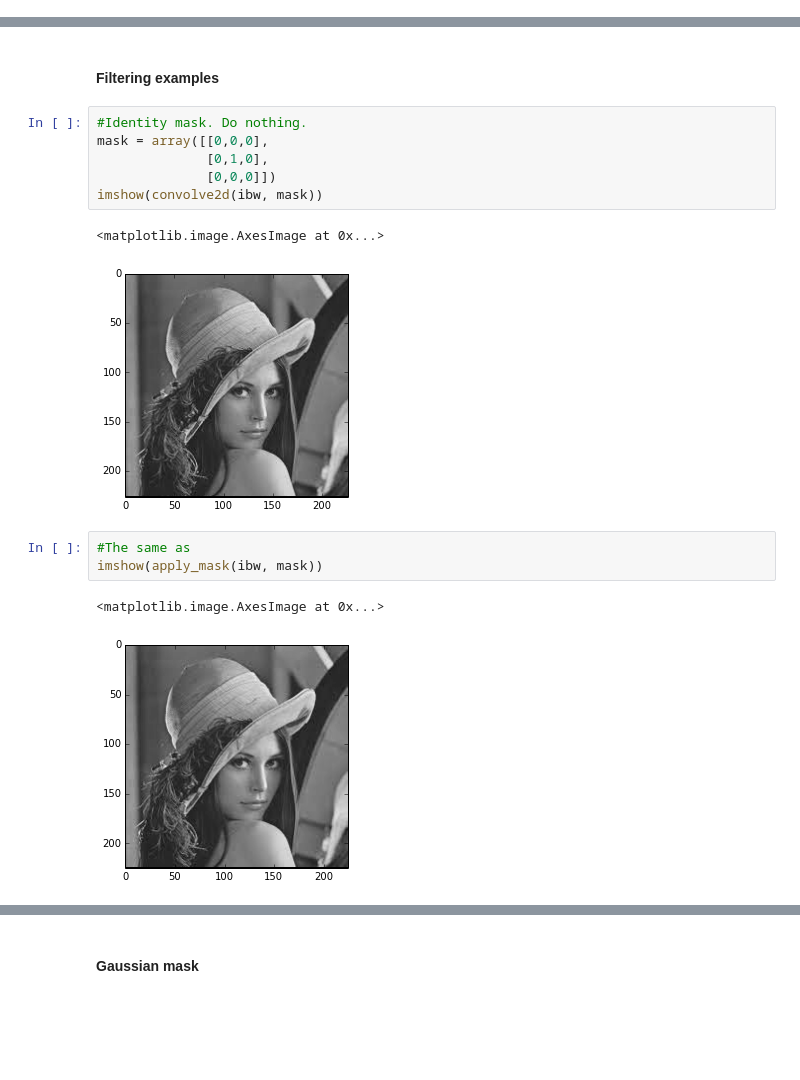
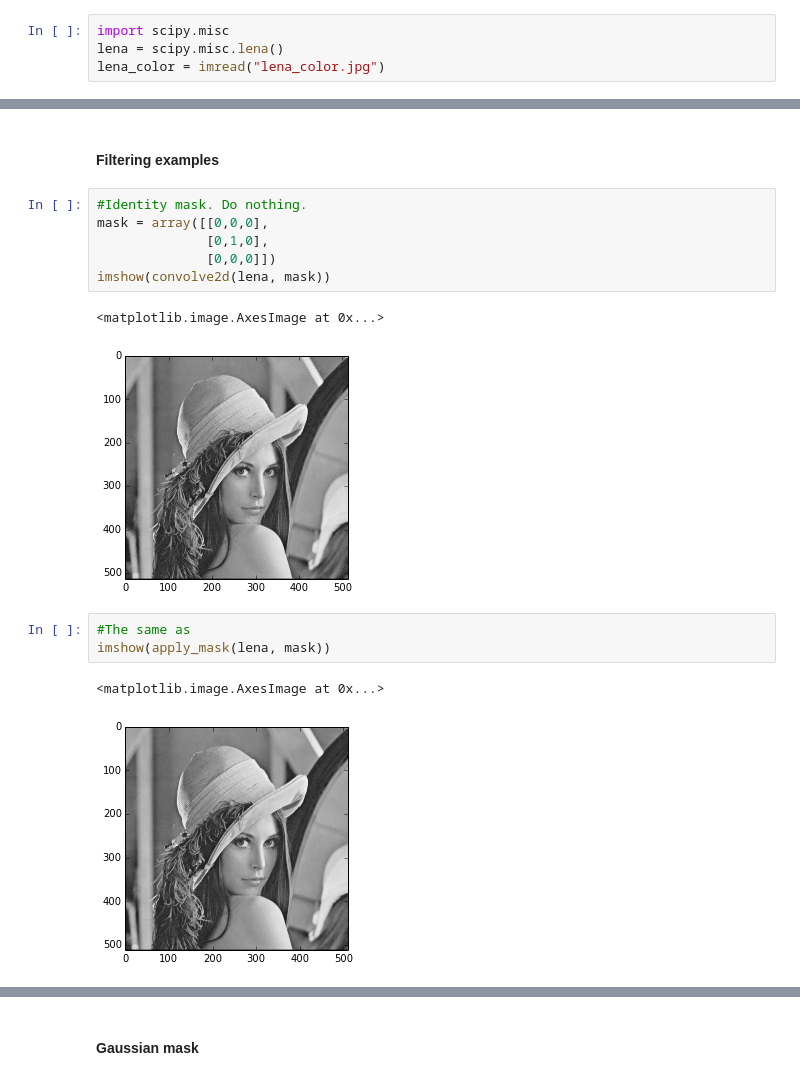
Before and after one commit to ronenabr/computer_vision_course, a Jupyter notebook: Classs2.ipynb, the cells around one changed output, grey strips where cells are left out. Saved outputs shown, nothing was run; the diff lists cells and outputs as text; blank space fills up the shorter version.

Commit message:
Switch lena to python's

```diff
--- a/Classs2.ipynb
+++ b/Classs2.ipynb
@@ -24 +22,5 @@ lena = imread("lena_color.jpg")
+# %%
+import scipy.misc
+lena = scipy.misc.lena()
+lena_color = imread("lena_color.jpg")
 # %%
@@ -176,16 +178,16 @@ Filtering- applying a mask.
 mask = array([[0,0,0],
               [0,1,0],
               [0,0,0]])
-imshow(convolve2d(ibw, mask))
+imshow(convolve2d(lena, mask))
 # %% [output]
 <matplotlib.image.AxesImage at 0x...>
-[figure, old version]
+[figure, new version]
 # %%
 #The same as
-imshow(apply_mask(ibw, mask))
+imshow(apply_mask(lena, mask))
 # %% [output]
 <matplotlib.image.AxesImage at 0x...>
-[figure, old version]
+[figure, new version]
 # %%
 #Shift right by two pixels.
 mask = array([[0,0,0,0],
```
Also changed, not shown: parts of 18 cells of this notebook.
